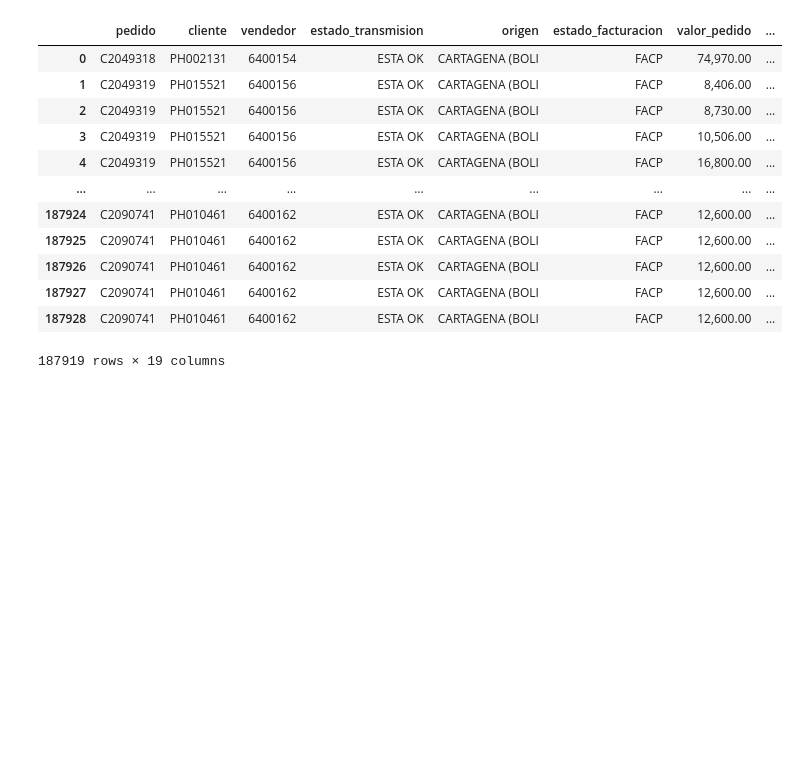
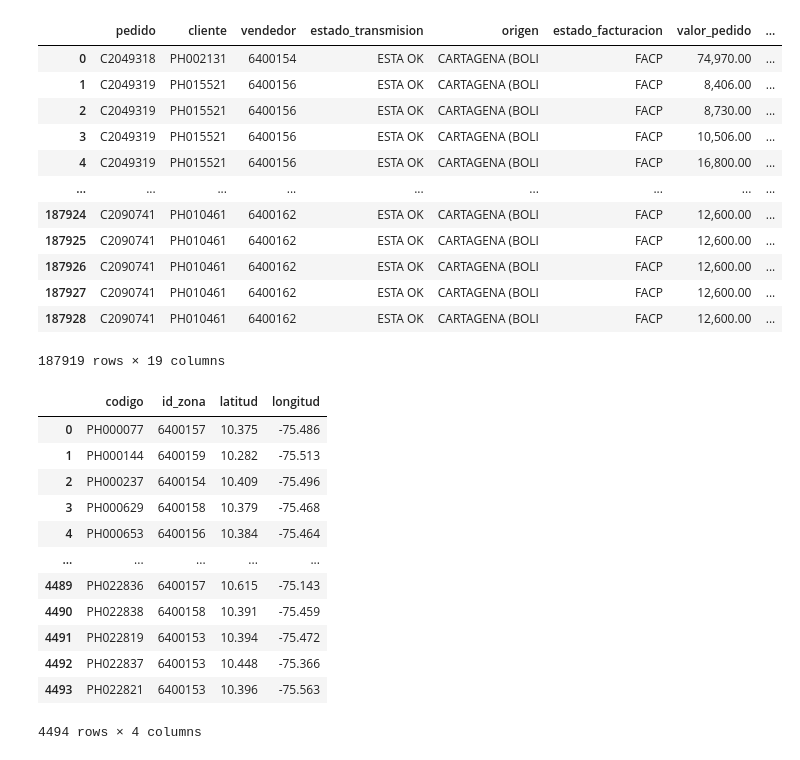
Before and after one commit to cjusquini/Monografia, a Jupyter notebook: DataProcessing.ipynb, the cells around one changed output. Saved outputs shown, nothing was run; the diff lists cells and outputs as text; code cells hidden in the pictures; blank space fills up the shorter version.

Commit message:
se actualiza notebook de procesamiento y README. Adicional, se carga dataset procesado

```diff
--- a/DataProcessing.ipynb
+++ b/DataProcessing.ipynb
@@ -49,6 +71,7 @@ def normalize_str(texto):
 # %%
-ruta_pedidos = r'https://raw.githubusercontent.com/cjusquini/Monografia/main/Data/Pedidos.csv'
-ruta_ubicaciones = r'https://raw.githubusercontent.com/cjusquini/Monografia/main/Data/Ubicaciones.csv'
+#Se importa el dataset con los pedidos a un DataFrame
+ruta_pedidos = r'https://raw.githubusercontent.com/cjusquini/Monografia/main/Data/Input/Pedidos.csv'
+ruta_ubicaciones = r'https://raw.githubusercontent.com/cjusquini/Monografia/main/Data/Input/Ubicaciones.csv'
 df_pedidos = pd.read_csv(ruta_pedidos, sep = ';')
 df_pedidos
 # %% [output]
@@ -187,3 +209,22 @@ df_pedidos_1
 | 187927 | C2090741 | PH010461 | 6400162 | ESTA OK | CARTAGENA (BOLI | FACP | 12,600.00 | ... |
 | 187928 | C2090741 | PH010461 | 6400162 | ESTA OK | CARTAGENA (BOLI | FACP | 12,600.00 | ... |
 187919 rows × 19 columns
+# %%
+#Se obtiene DataFrame con las ubicaciones de cada cliente
+df_ubicaciones = pd.read_csv(ruta_ubicaciones, sep = ';')
+df_ubicaciones.columns = [normalize_str(column) for column in df_ubicaciones.columns]
+df_ubicaciones
+# %% [output]
+|  | codigo | id_zona | latitud | longitud |
+| 0 | PH000077 | 6400157 | 10.375 | -75.486 |
+| 1 | PH000144 | 6400159 | 10.282 | -75.513 |
+| 2 | PH000237 | 6400154 | 10.409 | -75.496 |
+| 3 | PH000629 | 6400158 | 10.379 | -75.468 |
+| 4 | PH000653 | 6400156 | 10.384 | -75.464 |
+| ... | ... | ... | ... | ... |
+| 4489 | PH022836 | 6400157 | 10.615 | -75.143 |
+| 4490 | PH022838 | 6400158 | 10.391 | -75.459 |
+| 4491 | PH022819 | 6400153 | 10.394 | -75.472 |
+| 4492 | PH022837 | 6400153 | 10.448 | -75.366 |
+| 4493 | PH022821 | 6400153 | 10.396 | -75.563 |
+4494 rows × 4 columns
```
Also changed, not shown: parts of 11 cells of this notebook, 2 other files.
